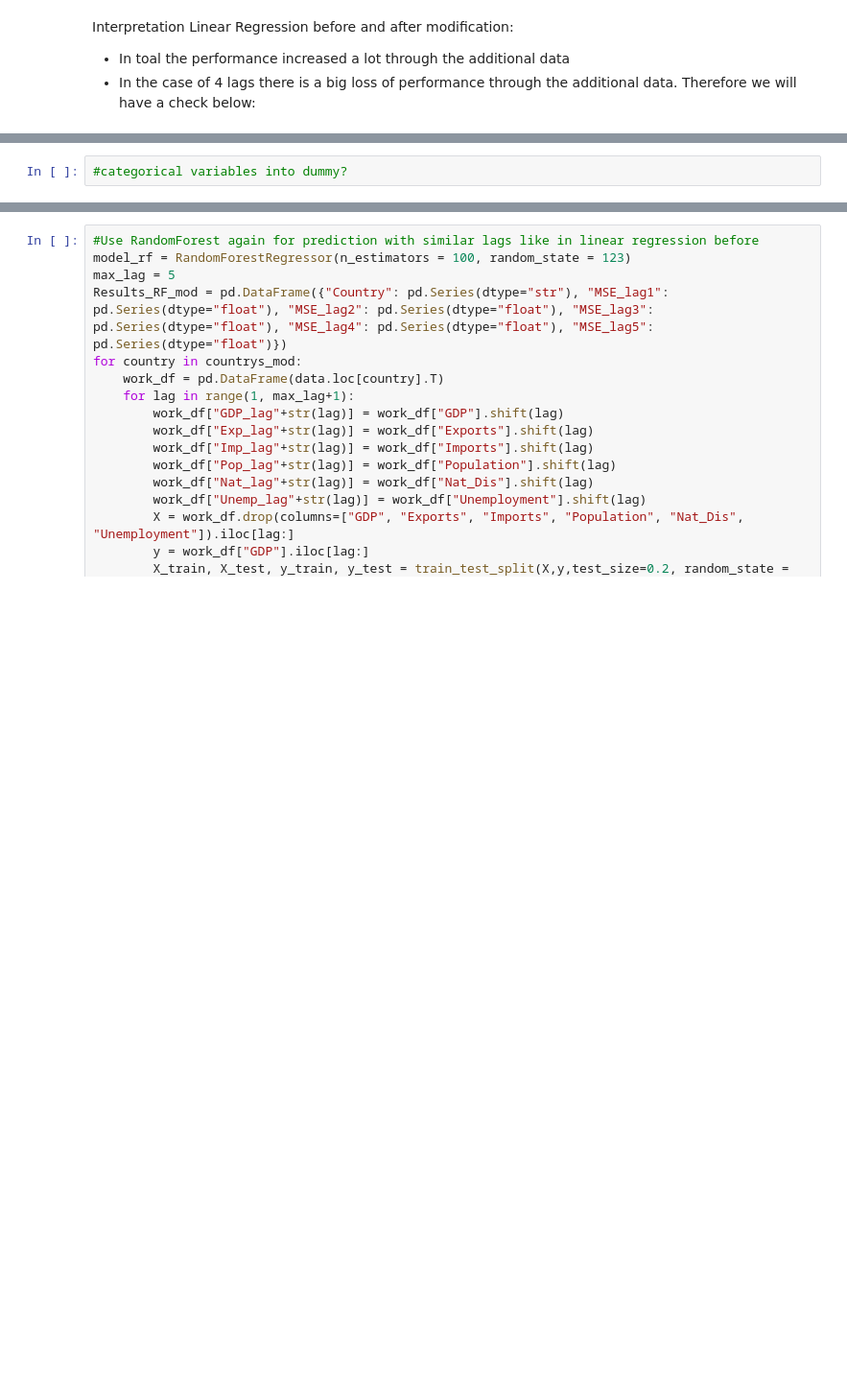
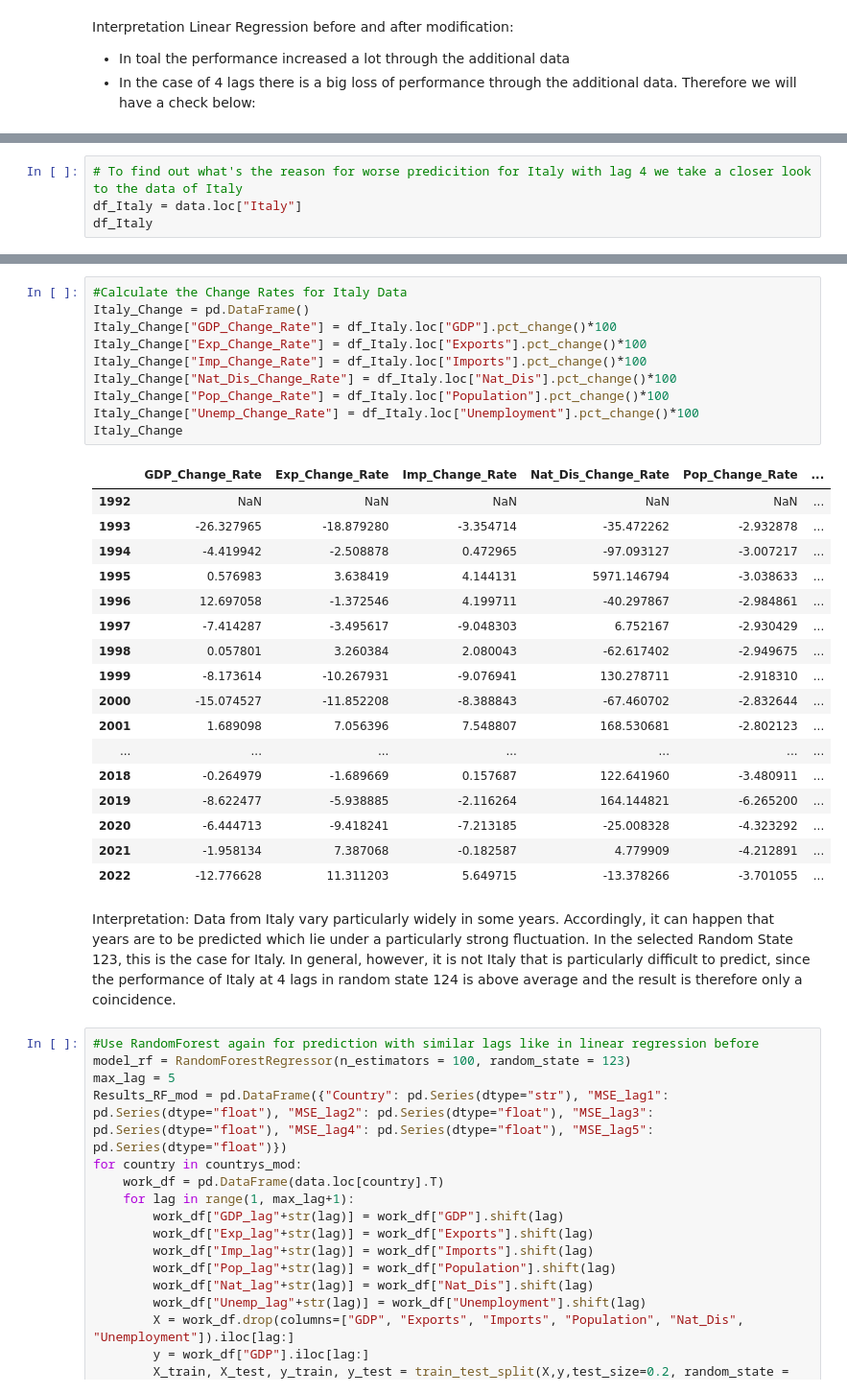
Before and after one commit to Monsieur-Bandana/data_science_clockmann, a Jupyter notebook: ClassProject2207 (1).ipynb, the cells around one changed output, grey strips where cells are left out. Shown at 96% size. Saved outputs shown, nothing was run; the diff lists cells and outputs as text; blank space fills up the shorter version.

Commit message:
Änderungen Italy

```diff
--- a/ClassProject2207 (1).ipynb
+++ b/ClassProject2207 (1).ipynb
@@ -1336,3 +1338,5 @@ Results_mod[Results_mod["MSE_lag4"]> 0.08]
 | Venezuela | 0.574773 | 0.255309 | 0.073111 | 3.318697 | 0.224259 |
 # %%
-#categorical variables into dummy?
+# To find out what's the reason for worse predicition for Italy with lag 4 we take a closer look to the data of Italy
+df_Italy = data.loc["Italy"]
+df_Italy
@@ -1339,3 +1353,33 @@ Results_mod[Results_mod["MSE_lag4"]> 0.08]
+# %%
+#Calculate the Change Rates for Italy Data
+Italy_Change = pd.DataFrame()
+Italy_Change["GDP_Change_Rate"] = df_Italy.loc["GDP"].pct_change()*100
+Italy_Change["Exp_Change_Rate"] = df_Italy.loc["Exports"].pct_change()*100
+Italy_Change["Imp_Change_Rate"] = df_Italy.loc["Imports"].pct_change()*100
+Italy_Change["Nat_Dis_Change_Rate"] = df_Italy.loc["Nat_Dis"].pct_change()*100
+Italy_Change["Pop_Change_Rate"] = df_Italy.loc["Population"].pct_change()*100
+Italy_Change["Unemp_Change_Rate"] = df_Italy.loc["Unemployment"].pct_change()*100
+Italy_Change
+# %% [output]
+|  | GDP_Change_Rate | Exp_Change_Rate | Imp_Change_Rate | Nat_Dis_Change_Rate | Pop_Change_Rate | ... |
+| 1992 | NaN | NaN | NaN | NaN | NaN | ... |
+| 1993 | -26.327965 | -18.879280 | -3.354714 | -35.472262 | -2.932878 | ... |
+| 1994 | -4.419942 | -2.508878 | 0.472965 | -97.093127 | -3.007217 | ... |
+| 1995 | 0.576983 | 3.638419 | 4.144131 | 5971.146794 | -3.038633 | ... |
+| 1996 | 12.697058 | -1.372546 | 4.199711 | -40.297867 | -2.984861 | ... |
+| 1997 | -7.414287 | -3.495617 | -9.048303 | 6.752167 | -2.930429 | ... |
+| 1998 | 0.057801 | 3.260384 | 2.080043 | -62.617402 | -2.949675 | ... |
+| 1999 | -8.173614 | -10.267931 | -9.076941 | 130.278711 | -2.918310 | ... |
+| 2000 | -15.074527 | -11.852208 | -8.388843 | -67.460702 | -2.832644 | ... |
+| 2001 | 1.689098 | 7.056396 | 7.548807 | 168.530681 | -2.802123 | ... |
+| ... | ... | ... | ... | ... | ... | ... |
+| 2018 | -0.264979 | -1.689669 | 0.157687 | 122.641960 | -3.480911 | ... |
+| 2019 | -8.622477 | -5.938885 | -2.116264 | 164.144821 | -6.265200 | ... |
+| 2020 | -6.444713 | -9.418241 | -7.213185 | -25.008328 | -4.323292 | ... |
+| 2021 | -1.958134 | 7.387068 | -0.182587 | 4.779909 | -4.212891 | ... |
+| 2022 | -12.776628 | 11.311203 | 5.649715 | -13.378266 | -3.701055 | ... |
+# %% [markdown]
+Interpretation: Data from Italy vary particularly widely in some years. Accordingly, it can happen that years are to be predicted which lie under a particularly strong fluctuation. In the selected Random State 123, this is the case for Italy. In general, however, it is not Italy that is particularly difficult to predict, since the performance of Italy at 4 lags in random state 124 is above average and the result is therefore only a coincidence.
 # %%
 #Use RandomForest again for prediction with similar lags like in linear regression before
 model_rf = RandomForestRegressor(n_estimators = 100, random_state = 123)
```
Also changed, not shown: parts of 6 cells of this notebook.
